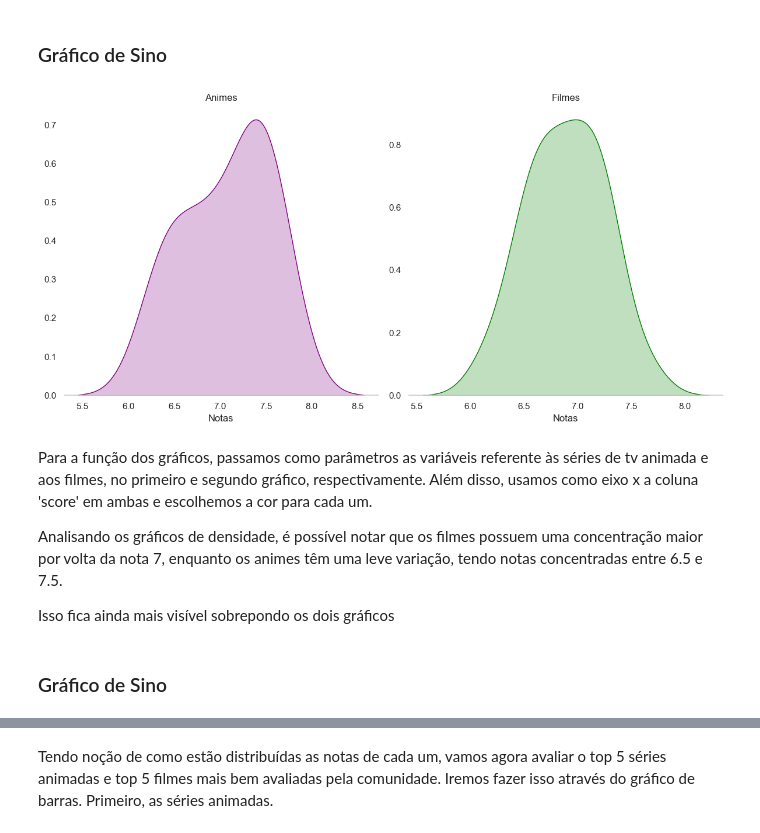
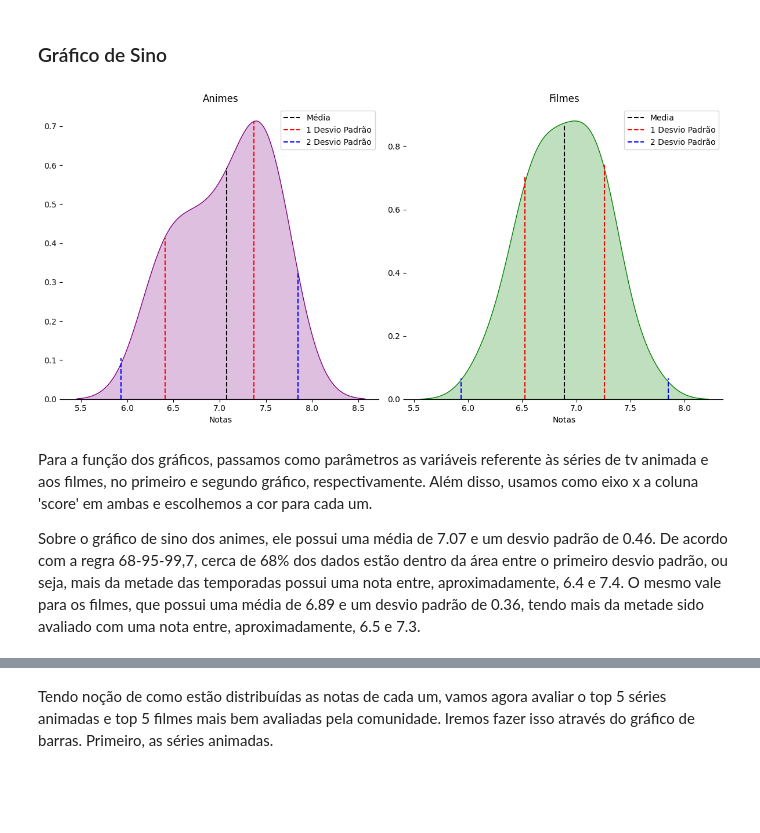
Before and after one commit to samu-3l/Projeto-ICD, a Jupyter notebook: Relatório - Projeto Pokémon.ipynb, the cells around one changed output, grey strips where cells are left out. Drawn from its saved outputs; the diff is of its cells as text; code cells hidden in the pictures; blank space fills up the shorter version.

```diff
--- a/Relatório - Projeto Pokémon.ipynb
+++ b/Relatório - Projeto Pokémon.ipynb
@@ -489,33 +491,46 @@ Entretanto, neste projeto iremos trabalhar apenas com as animações do tipo 'Tv
 Vamos analisar como estão distribuidas as notas dessas animações. Demonstraremos isso através do gráfico de sino.
 # %% [markdown]
 ### Gráfico de Sino
+# %%
+mediat = animes_tv['score'].mean() # média de nota das temporadas
+dpa = animes_tv['score'].std() # desvio padrão das temporadas
+mediaf = animes_movies['score'].mean() # média de nota dos filmes
+dpf = animes_movies['score'].std() # desvio padrão dos filmes
 # %%
 plt.figure(figsize=(12,6)) # Tamanho da figura
 
 plt.subplot(1, 2, 1) # Criamos dois gráficos lado a lado. Esse é referente ao gráfico à esquerda.
 sns.kdeplot(data=animes_tv, x='score', color='purple', fill=True) # função pra criar o gráfico de sino
 plt.grid(False) # apagar as linhas do fundo
+plt.axvline(mediat, ymax=0.79, color='black', linestyle='--', label='Média') # função pra colocar linha da média
+plt.axvline(mediaf + dpa, ymax=0.95, color='red', linestyle='--', label='1 Desvio Padrão') # função pra colocar linha do primeiro desvio padrão
+plt.axvline(mediaf - dpa, ymax=0.55, color='red', linestyle='--')
+plt.axvline(mediaf + (2.0 * dpa), ymax=0.44, color='blue', linestyle='--', label='2 Desvio Padrão') # segundo desvio padrão
+plt.axvline(mediaf - (2.0 * dpa), ymax=0.14, color='blue', linestyle='--')
+plt.legend()
 plt.title("Animes") # título
 plt.xlabel("Notas") # nome para o eixo x
 plt.ylabel('')
 
 plt.subplot(1, 2, 2) # Esse é referente ao gráfico à direita.
 sns.kdeplot(data=animes_movies, x='score', color='green', fill=True) # função pra criar o gráfico de sino
 plt.grid(False) # apagar as linhas do fundo
+plt.axvline(mediaf, ymax=0.94, color='black', linestyle='--', label='Media') # função pra colocar linha da média
+plt.axvline(mediaf + dpf, ymax=0.8, color='red', linestyle='--', label='1 Desvio Padrão') # função pra colocar linha do primeiro desvio padrão
+plt.axvline(mediaf - dpf, ymax=0.76, color='red', linestyle='--')
+plt.axvline(mediaf + (2.0 * dpa), ymax=0.070, color='blue', linestyle='--', label='2 Desvio Padrão') # segundo desvio padrão
+plt.axvline(mediaf - (2.0 * dpa), ymax=0.070, color='blue', linestyle='--')
+plt.legend()
 plt.title("Filmes") # título
 plt.xlabel("Notas") # nome para o eixo x
 plt.ylabel('')
 
 sns.despine(left=True) # apagar a linha lateral que fica à esquerda
 plt.tight_layout() # ajustar a posição dos dois gráficos
 plt.show() # mostrar gráficos
 # %% [output]
-[figure, old version]
+[figure, new version]
 # %% [markdown]
 Para a função dos gráficos, passamos como parâmetros as variáveis referente às séries de tv animada e aos filmes, no primeiro e segundo gráfico, respectivamente. Além disso, usamos como eixo x a coluna 'score' em ambas e escolhemos a cor para cada um.
 
-Analisando os gráficos de densidade, é possível notar que os filmes possuem uma concentração maior por volta da nota 7, enquanto os animes têm uma leve variação, tendo notas concentradas entre 6.5 e 7.5.
-
-Isso fica ainda mais visível sobrepondo os dois gráficos
+Sobre o gráfico de sino dos animes, ele possui uma média de 7.07 e um desvio padrão de 0.46. De acordo com a regra 68-95-99,7, cerca de 68% dos dados estão dentro da área entre o primeiro desvio padrão, ou seja, mais da metade das temporadas possui uma nota entre, aproximadamente, 6.4 e 7.4. O mesmo vale para os filmes, que possui uma média de 6.89 e um desvio padrão de 0.36, tendo mais da metade sido avaliado com uma nota entre, aproximadamente, 6.5 e 7.3.
-# %% [markdown]
-### Gráfico de Sino
```
Also changed, not shown: parts of 4 cells of this notebook.
